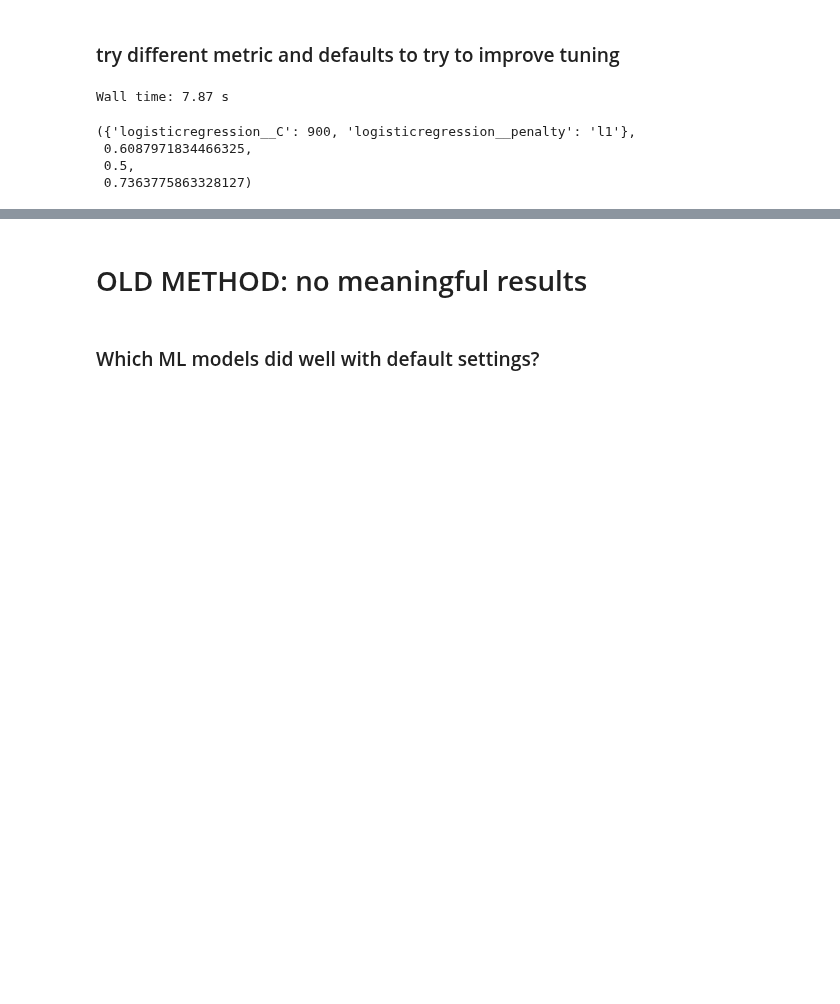
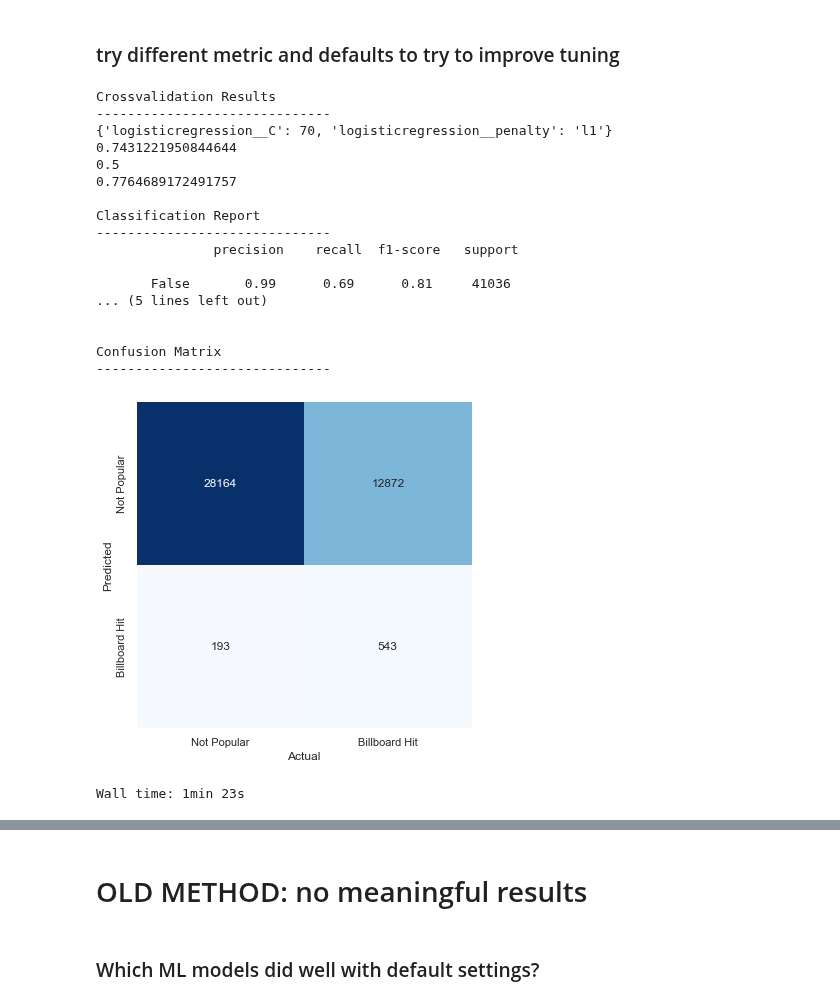
Before and after one commit to KevinCarr42/Billboard-100-Audio-Feature-Analytics, a Jupyter notebook: Kevin 820 6. Tuning Classification Models.ipynb, the cells around one changed output, grey strips where cells are left out. Saved outputs shown, nothing was run; the diff lists cells and outputs as text; code cells hidden in the pictures; blank space fills up the shorter version.

```diff
--- a/Kevin 820 6. Tuning Classification Models.ipynb
+++ b/Kevin 820 6. Tuning Classification Models.ipynb
@@ -64,7 +65,8 @@ other_columns = ['key', 'time_signature', 'genre', 'release_date']
 clusters = {}
 
 # entire predictive dataset
-clusters['All'] = (X_all[X_columns], X_all[y_column])
+clusters['All'] = (X_all[X_columns+genre_columns], X_all[y_column])
+# clusters['All'] = (X_all[X_columns], X_all[y_column])
 
 # add genres
 for genre in genre_columns:
@@ -112,18 +129,6 @@ y_small = small[y_column]
 # %%
 %%time
 # LOGISTIC REGRESSION
-
-# choose dataset
-am_testing = True
-use_best_cluster = True
-
-if am_testing:
-    X_, y_ = X_small, y_small
-else:
-    if use_best_cluster:
-        X_, y_ = clusters['Adult_Standard']  # has the best classification results from STEP 5
-    else:
-        X_, y_ = X, y
 
 # huge list of orders of magnitude for gridsearch
 # formatted a bit funny to avoid rounding errors
@@ -136,43 +141,74 @@ for lst in [[int(x)/10000 for x in range(1, 11)],
             [10 * x for x in range(1, 11)],
             [100 * x for x in range(1, 11)],
             [1000 * x for x in range(1, 11)]]:
     orders_of_magnitude += lst
 
 # params
 scoring = 'roc_auc'
 param_grid = {}
 param_grid['logisticregression__penalty'] = ['l1', 'l2']
 param_grid['logisticregression__C'] = orders_of_magnitude
 
 # pipeline
 pipe = make_pipeline(
     RandomUnderSampler(sampling_strategy='majority'),
     LogisticRegression(solver='liblinear')
 )
 
 # gridsearch
-cv = StratifiedKFold(n_splits=10, shuffle=True)
-lr_grid = GridSearchCV(
+cv = StratifiedKFold(n_splits=3, shuffle=True)
+grid = GridSearchCV(
     estimator = pipe,
     param_grid = param_grid,
     cv = cv,
     scoring = scoring,
     n_jobs = -1
 )
 
 # calculate best parameters
-lr_grid.fit(X_, y_)
+grid.fit(X_train, y_train)
 
 # results
-(
-    lr_grid.best_params_,
-    lr_grid.cv_results_['mean_test_score'].mean(),
-    lr_grid.cv_results_['mean_test_score'].min(),
-    lr_grid.cv_results_['mean_test_score'].max()
+cv_results = (
+    grid.best_params_,
+    grid.cv_results_['mean_test_score'].mean(),
+    grid.cv_results_['mean_test_score'].min(),
+    grid.cv_results_['mean_test_score'].max()
 )
+
+# print cv results
+print('\nCrossvalidation Results\n------------------------------')
+for i in cv_results:
+    print(i)
+
+# print predictions
+y_pred = grid.predict(X_test)
+print('\nClassification Report\n------------------------------\n', classification_report(y_test, y_pred))
+
+print('\nConfusion Matrix\n------------------------------')
+plt.subplots(figsize=(6, 6))
+sns.heatmap(confusion_matrix(y_test, y_pred), vmin=0, cmap='Blues', annot=True, fmt='.0f', cbar=False,
+           xticklabels=['Not Popular', 'Billboard Hit'], yticklabels=['Not Popular', 'Billboard Hit'])
+plt.ylabel('Predicted')
+plt.xlabel('Actual')
+plt.show()
 # %% [output]
-Wall time: 7.87 s
+Crossvalidation Results
+------------------------------
+{'logisticregression__C': 70, 'logisticregression__penalty': 'l1'}
+0.7431221950844644
+0.5
+0.7764689172491757
+
+Classification Report
+------------------------------
+               precision    recall  f1-score   support
+
+       False       0.99      0.69      0.81     41036
+... (5 lines left out)
+
+
+Confusion Matrix
+------------------------------
+[figure, added]
-({'logisticregression__C': 900, 'logisticregression__penalty': 'l1'},
- 0.6087971834466325,
- 0.5,
- 0.7363775863328127)
+Wall time: 1min 23s
```
Also changed, not shown: parts of 12 cells of this notebook.
